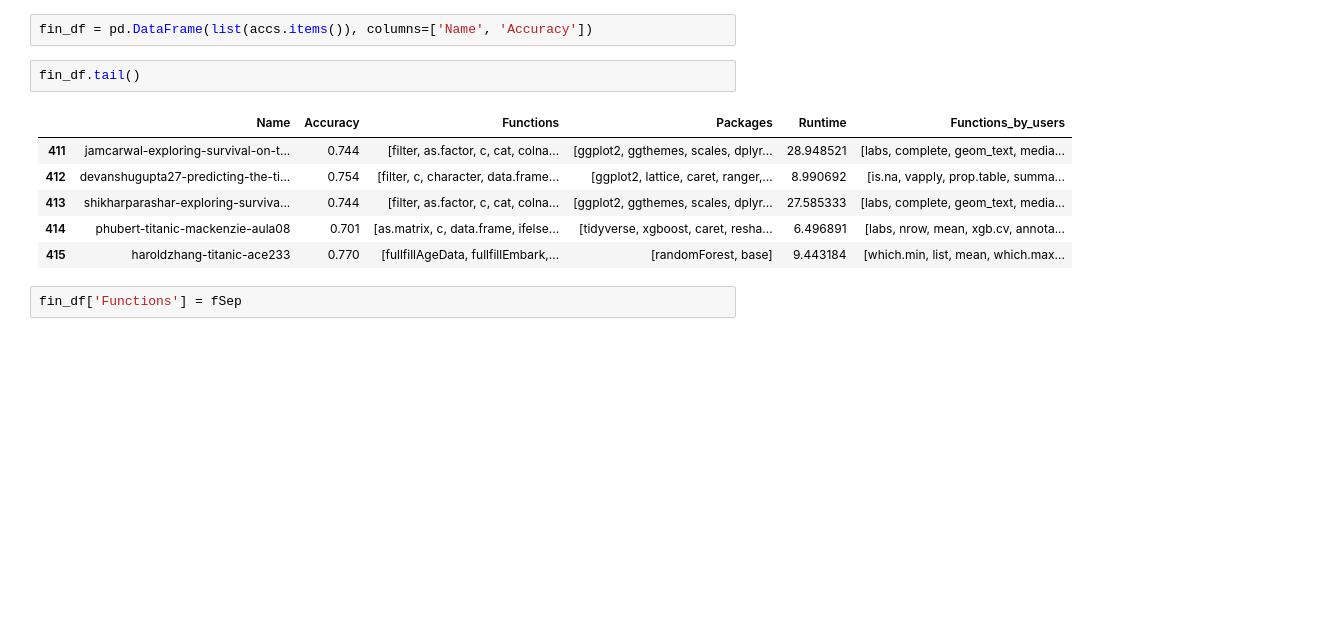
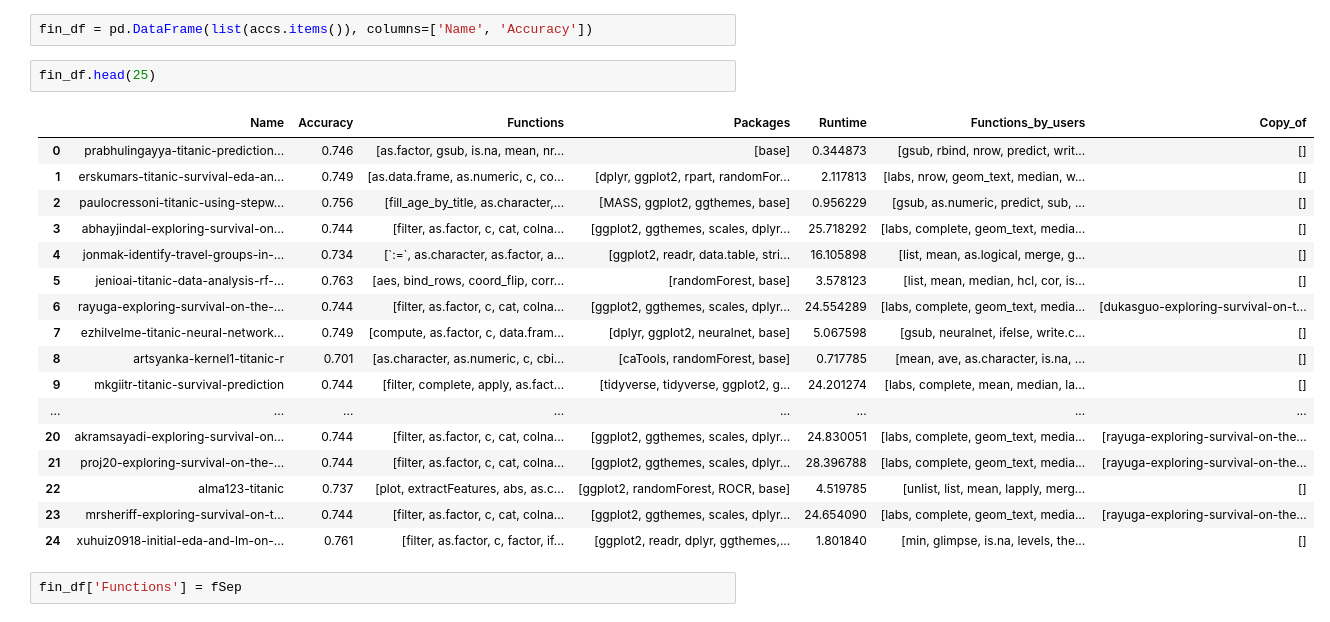
Before and after one commit to PRL-PRG/trustworthy-titanic, a Jupyter notebook: getResults.ipynb, the cells around one changed output. Drawn from its saved outputs; the diff is of its cells as text; blank space fills up the shorter version.

```diff
--- a/getResults.ipynb
+++ b/getResults.ipynb
@@ -1458,15 +1458,26 @@ array([list(['as.factor', 'predict', 'mean', 'which', 'rbind', 'nrow', 'str', 's
       dtype=object)
 # %%
 fin_df = pd.DataFrame(list(accs.items()), columns=['Name', 'Accuracy'])
-# %%
-fin_df.tail()
-# %% [output]
-|  | Name | Accuracy | Functions | Packages | Runtime | Functions_by_users |
-| 411 | jamcarwal-exploring-survival-on-t... | 0.744 | [filter, as.factor, c, cat, colna... | [ggplot2, ggthemes, scales, dplyr... | 28.948521 | [labs, complete, geom_text, media... |
-| 412 | devanshugupta27-predicting-the-ti... | 0.754 | [filter, c, character, data.frame... | [ggplot2, lattice, caret, ranger,... | 8.990692 | [is.na, vapply, prop.table, summa... |
-| 413 | shikharparashar-exploring-surviva... | 0.744 | [filter, as.factor, c, cat, colna... | [ggplot2, ggthemes, scales, dplyr... | 27.585333 | [labs, complete, geom_text, media... |
-| 414 | phubert-titanic-mackenzie-aula08 | 0.701 | [as.matrix, c, data.frame, ifelse... | [tidyverse, xgboost, caret, resha... | 6.496891 | [labs, nrow, mean, xgb.cv, annota... |
-| 415 | haroldzhang-titanic-ace233 | 0.770 | [fullfillAgeData, fullfillEmbark,... | [randomForest, base] | 9.443184 | [which.min, list, mean, which.max... |
+# %%
+fin_df.head(25)
+# %% [output]
+|  | Name | Accuracy | Functions | Packages | Runtime | Functions_by_users | Copy_of |
+| 0 | prabhulingayya-titanic-prediction... | 0.746 | [as.factor, gsub, is.na, mean, nr... | [base] | 0.344873 | [gsub, rbind, nrow, predict, writ... | [] |
+| 1 | erskumars-titanic-survival-eda-an... | 0.749 | [as.data.frame, as.numeric, c, co... | [dplyr, ggplot2, rpart, randomFor... | 2.117813 | [labs, nrow, geom_text, median, w... | [] |
+| 2 | paulocressoni-titanic-using-stepw... | 0.756 | [fill_age_by_title, as.character,... | [MASS, ggplot2, ggthemes, base] | 0.956229 | [gsub, as.numeric, predict, sub, ... | [] |
+| 3 | abhayjindal-exploring-survival-on... | 0.744 | [filter, as.factor, c, cat, colna... | [ggplot2, ggthemes, scales, dplyr... | 25.718292 | [labs, complete, geom_text, media... | [] |
+| 4 | jonmak-identify-travel-groups-in-... | 0.734 | [`:=`, as.character, as.factor, a... | [ggplot2, readr, data.table, stri... | 16.105898 | [list, mean, as.logical, merge, g... | [] |
+| 5 | jenioai-titanic-data-analysis-rf-... | 0.763 | [aes, bind_rows, coord_flip, corr... | [randomForest, base] | 3.578123 | [list, mean, median, hcl, cor, is... | [] |
+| 6 | rayuga-exploring-survival-on-the-... | 0.744 | [filter, as.factor, c, cat, colna... | [ggplot2, ggthemes, scales, dplyr... | 24.554289 | [labs, complete, geom_text, media... | [dukasguo-exploring-survival-on-t... |
+| 7 | ezhilvelme-titanic-neural-network... | 0.749 | [compute, as.factor, c, data.fram... | [dplyr, ggplot2, neuralnet, base] | 5.067598 | [gsub, neuralnet, ifelse, write.c... | [] |
+| 8 | artsyanka-kernel1-titanic-r | 0.701 | [as.character, as.numeric, c, cbi... | [caTools, randomForest, base] | 0.717785 | [mean, ave, as.character, is.na, ... | [] |
+| 9 | mkgiitr-titanic-survival-prediction | 0.744 | [filter, complete, apply, as.fact... | [tidyverse, tidyverse, ggplot2, g... | 24.201274 | [labs, complete, mean, median, la... | [] |
+| ... | ... | ... | ... | ... | ... | ... | ... |
+| 20 | akramsayadi-exploring-survival-on... | 0.744 | [filter, as.factor, c, cat, colna... | [ggplot2, ggthemes, scales, dplyr... | 24.830051 | [labs, complete, geom_text, media... | [rayuga-exploring-survival-on-the... |
+| 21 | proj20-exploring-survival-on-the-... | 0.744 | [filter, as.factor, c, cat, colna... | [ggplot2, ggthemes, scales, dplyr... | 28.396788 | [labs, complete, geom_text, media... | [rayuga-exploring-survival-on-the... |
+| 22 | alma123-titanic | 0.737 | [plot, extractFeatures, abs, as.c... | [ggplot2, randomForest, ROCR, base] | 4.519785 | [unlist, list, mean, lapply, merg... | [] |
+| 23 | mrsheriff-exploring-survival-on-t... | 0.744 | [filter, as.factor, c, cat, colna... | [ggplot2, ggthemes, scales, dplyr... | 24.654090 | [labs, complete, geom_text, media... | [rayuga-exploring-survival-on-the... |
+| 24 | xuhuiz0918-initial-eda-and-lm-on-... | 0.761 | [filter, as.factor, c, factor, if... | [ggplot2, readr, dplyr, ggthemes,... | 1.801840 | [min, glimpse, is.na, levels, the... | [] |
 # %%
 fin_df['Functions'] = fSep
 # %%
```
Also changed, not shown: parts of 5 cells of this notebook, 1 other file.
